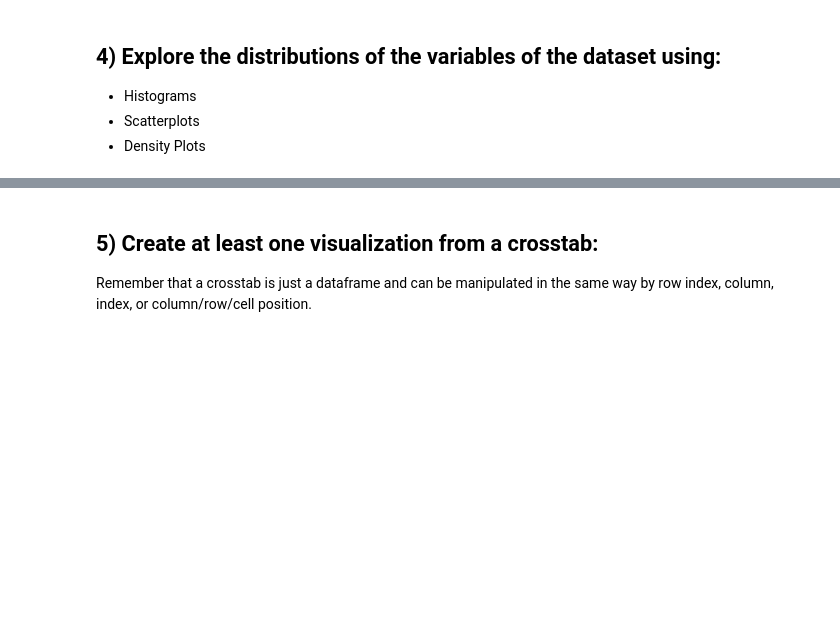
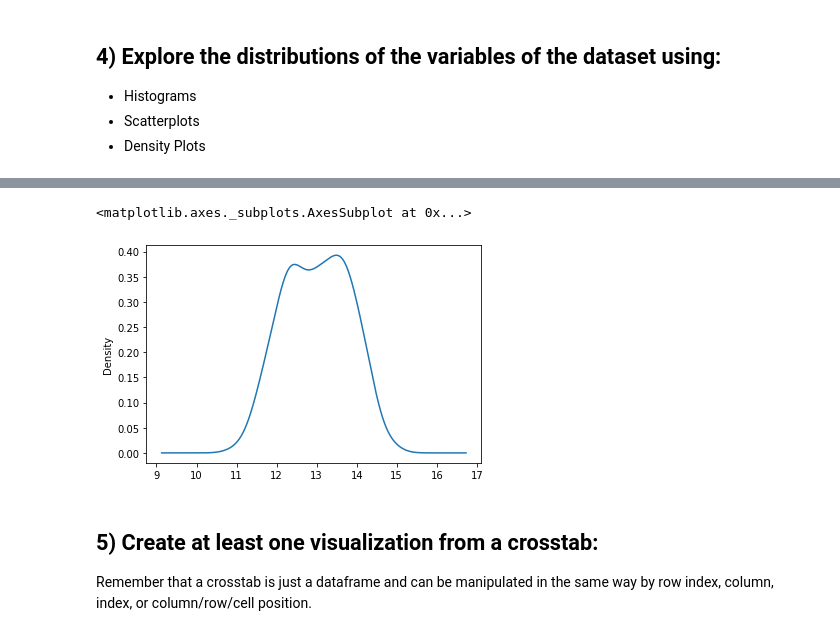
Before and after one commit to ak371/DS-Unit-1-Sprint-1-Data-Wrangling-and-Storytelling, a Jupyter notebook: module1-exploratory-data-analysis/LS_DS_111_Exploratory_Data_Analysis_Assignment.ipynb, the cells around one changed output, grey strips where cells are left out. Cells and saved outputs as stored; diff of their text form; code cells hidden in the pictures; blank space fills up the shorter version.

```diff
--- a/module1-exploratory-data-analysis/LS_DS_111_Exploratory_Data_Analysis_Assignment.ipynb
+++ b/module1-exploratory-data-analysis/LS_DS_111_Exploratory_Data_Analysis_Assignment.ipynb
@@ -128,3 +133,9 @@ Take whichever of the above datasets has more categorical variables and use cros
+# %%
+alc=df2["Alcohol"]
+alc.plot.kde()
+# %% [output]
+<matplotlib.axes._subplots.AxesSubplot at 0x...>
+[figure, added]
 # %% [markdown]
 ## 5) Create at least one visualization from a crosstab:
 
```
Also changed, not shown: parts of 24 cells of this notebook.
